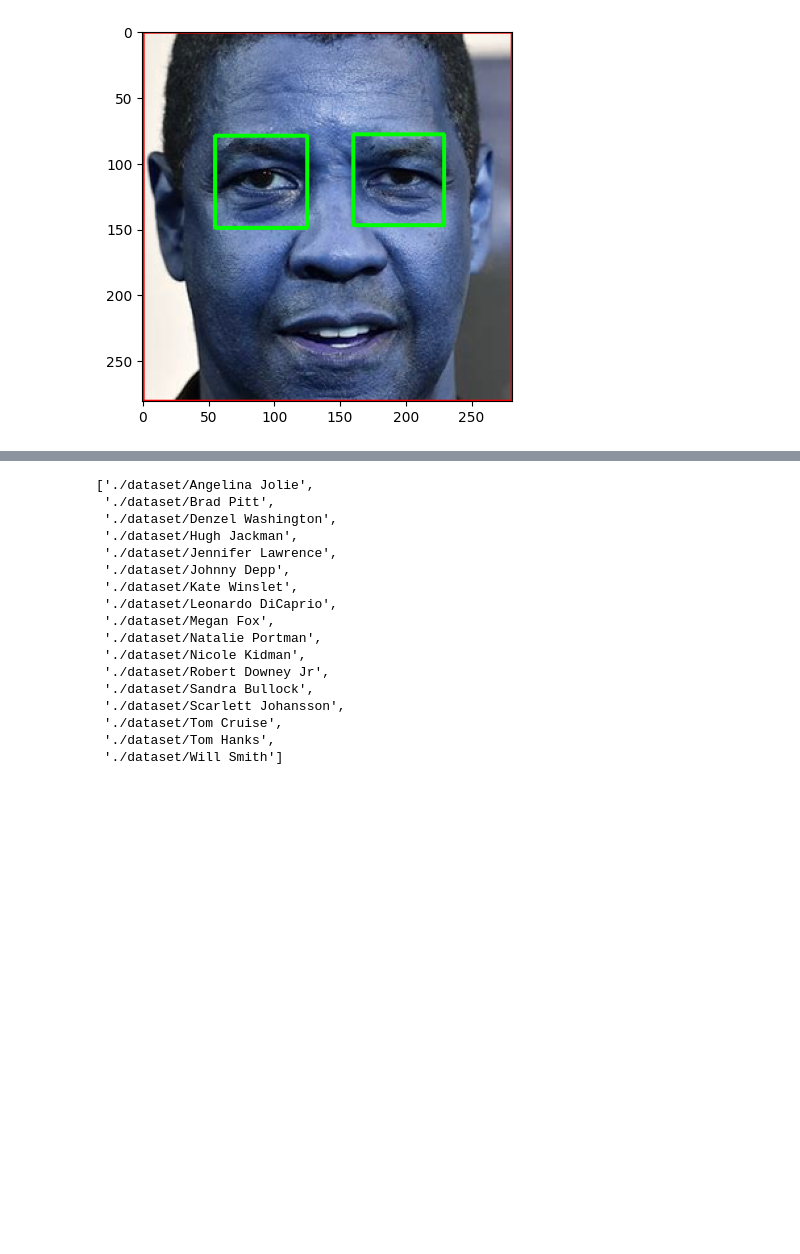
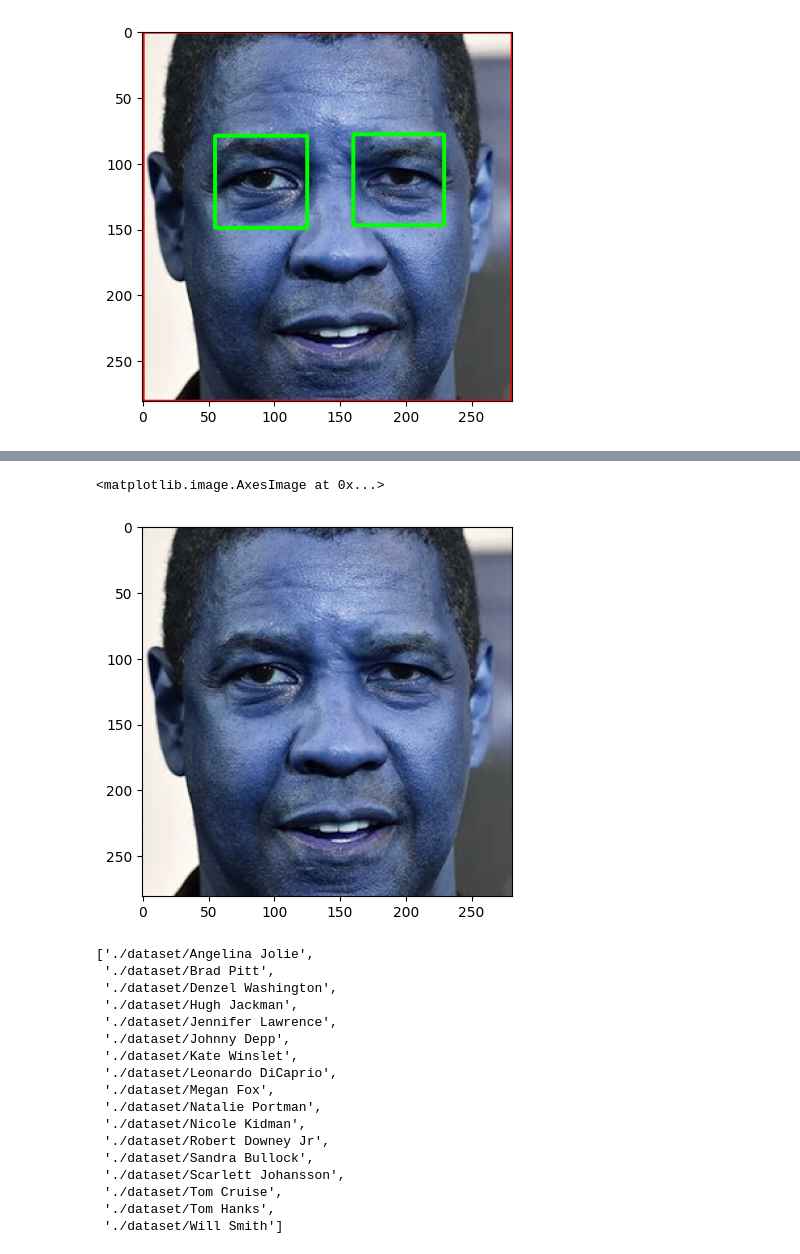
Before and after one commit to shanuu23/Celebrity_Recognition, a Jupyter notebook: celeb_recog.ipynb, the cells around one changed output, grey strips where cells are left out. Saved outputs shown, nothing was run; the diff lists cells and outputs as text; code cells hidden in the pictures; blank space fills up the shorter version.

```diff
--- a/celeb_recog.ipynb
+++ b/celeb_recog.ipynb
@@ -78,3 +84,9 @@ def get_cropped_image_if_2_eyes(image_path):
+# %%
+cropped_image = get_cropped_image_if_2_eyes('C:\\Users\\HP\\Desktop\\celeb_recogn\\Celebrity_Recognition\\denzel.jpg')
+plt.imshow(cropped_image)
+# %% [output]
+<matplotlib.image.AxesImage at 0x...>
+[figure, added]
 # %%
 path_to_data = "./dataset/"
 path_to_cr_data = "./dataset/cropped/"
```
Also changed, not shown: parts of 9 cells of this notebook.
